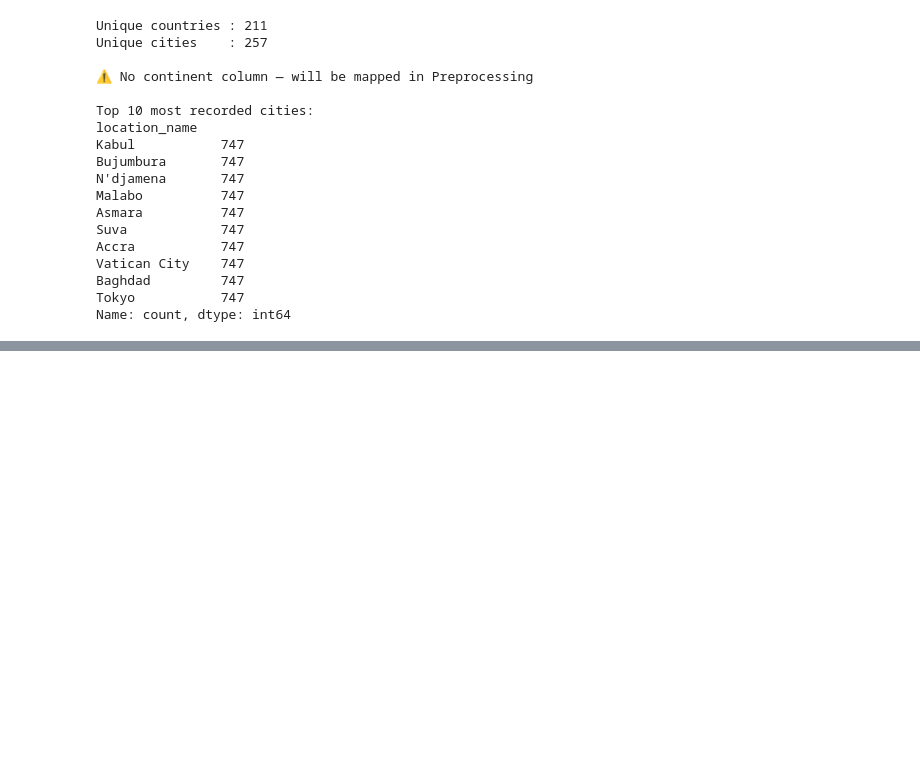
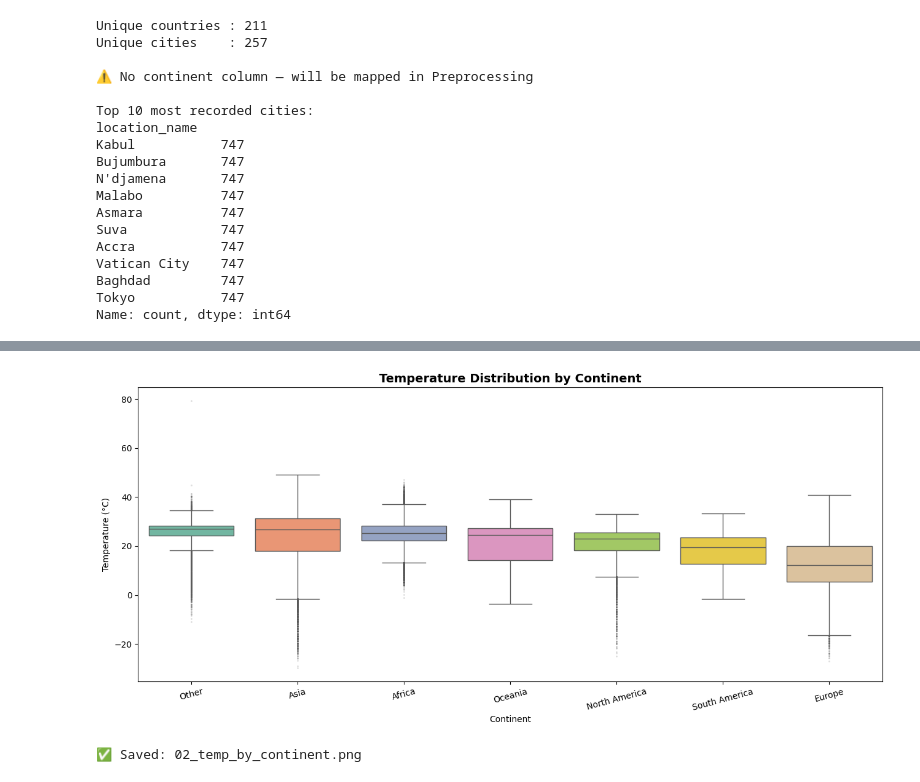
Before and after one commit to Rehaan-2006/weather-trend-forecasting, a Jupyter notebook: notebooks/01_eda.ipynb, the cells around one changed output, grey strips where cells are left out. Saved outputs shown, nothing was run; the diff lists cells and outputs as text; code cells hidden in the pictures; blank space fills up the shorter version.

```diff
--- a/notebooks/01_eda.ipynb
+++ b/notebooks/01_eda.ipynb
@@ -114,0 +243,21 @@ Name: count, dtype: int64
+# %%
+continent_order = (df.groupby('continent')['temperature_celsius']
+                     .median()
+                     .sort_values(ascending=False)
+                     .index.tolist())
+
+plt.figure(figsize=(13, 6))
+sns.boxplot(data=df, x='continent', y='temperature_celsius',
+            order=continent_order, palette='Set2',
+            flierprops=dict(marker='o', markersize=1, alpha=0.2))
+plt.title('Temperature Distribution by Continent', fontsize=14, fontweight='bold')
+plt.xlabel('Continent')
+plt.ylabel('Temperature (°C)')
+plt.xticks(rotation=15)
+plt.tight_layout()
+plt.savefig('../outputs/02_temp_by_continent.png', dpi=150)
+plt.show()
+print("✅ Saved: 02_temp_by_continent.png")
+# %% [output]
+[figure, added]
+✅ Saved: 02_temp_by_continent.png
```
Also changed, not shown: parts of 5 cells of this notebook.
